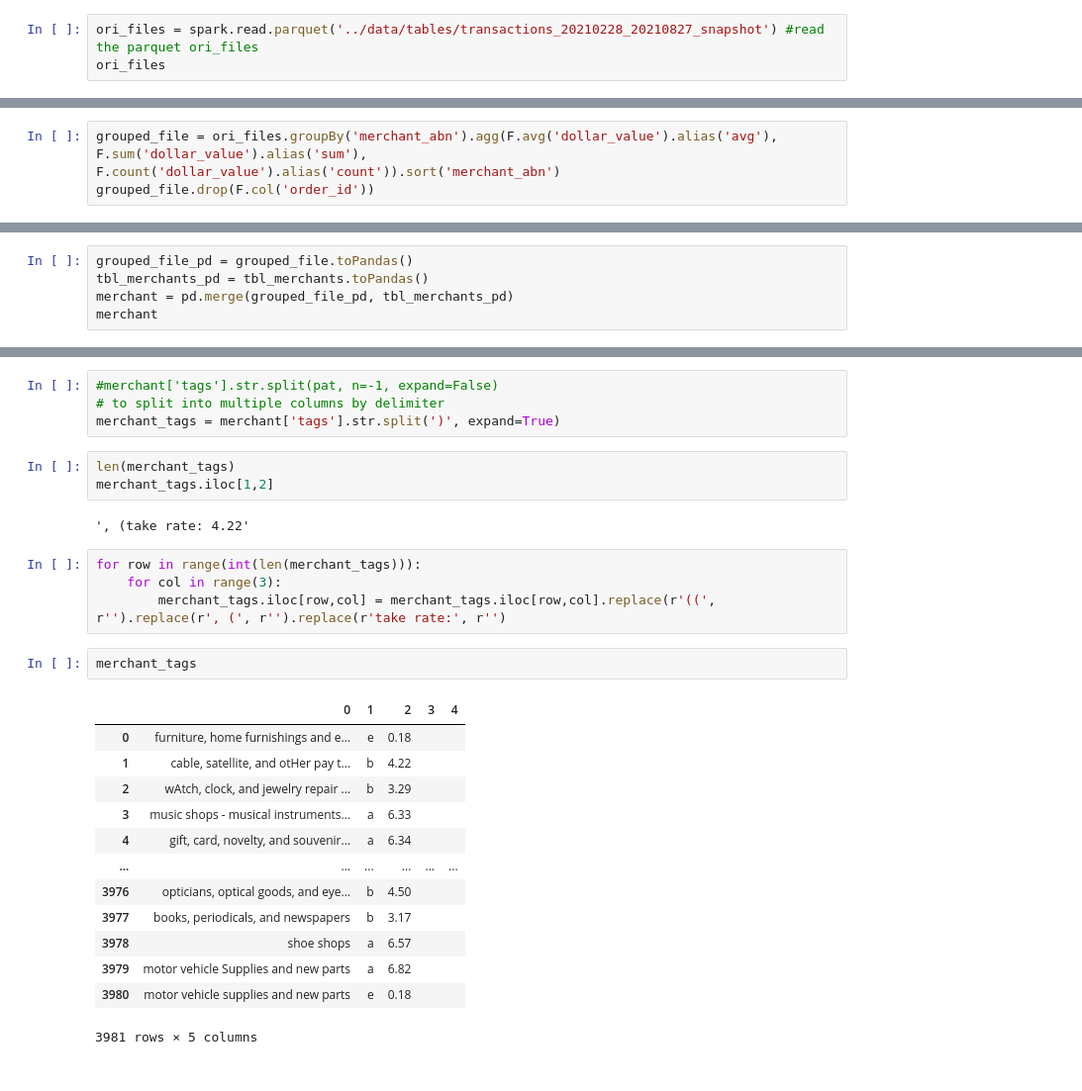
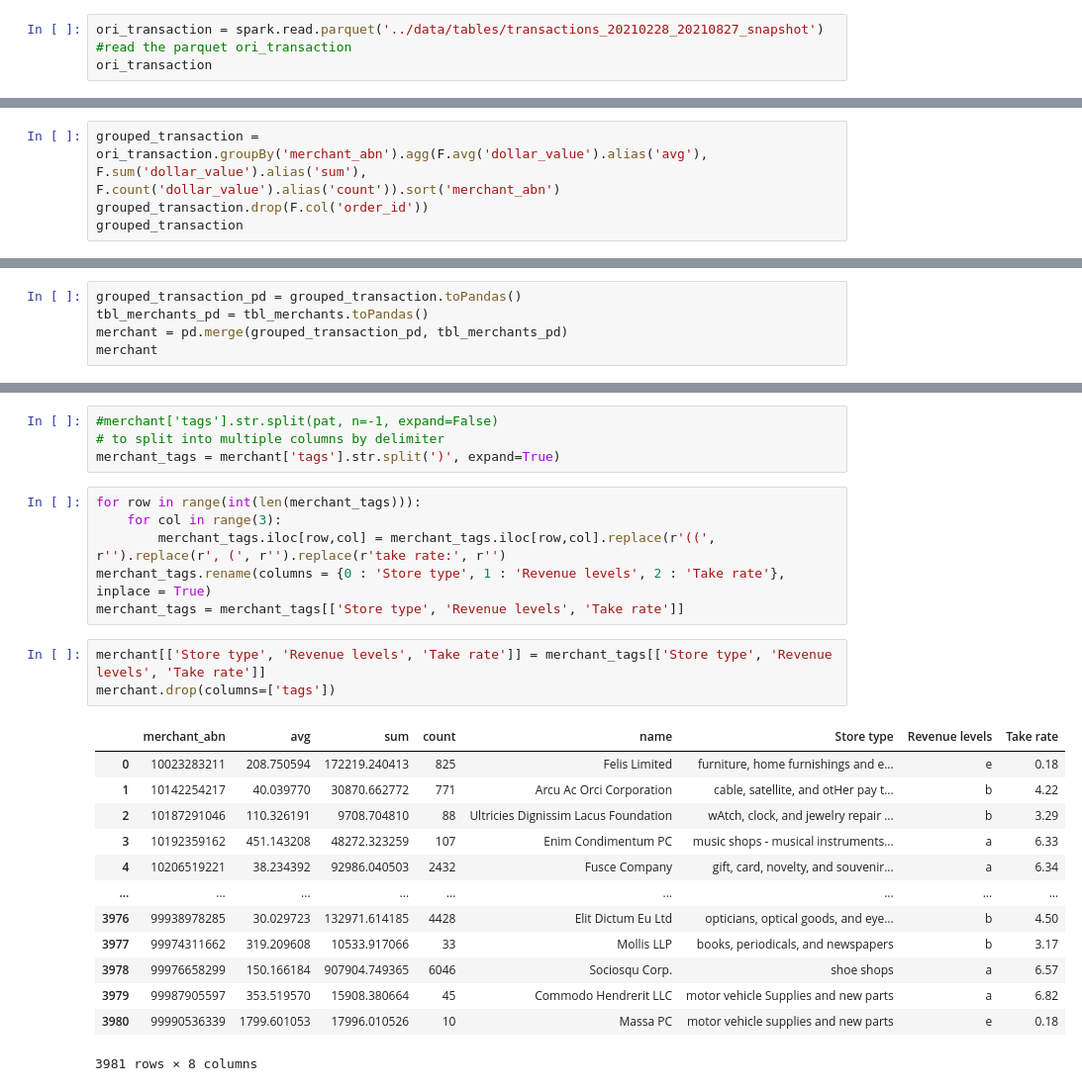
Before and after one commit to MAST30034-Applied-Data-Science/generic-buy-now-pay-later-project-group-16-project2-fighting-group, a Jupyter notebook: notebooks/Code.ipynb, the cells around one changed output, grey strips where cells are left out. Shown at 99% size. Drawn from its saved outputs; the diff is of its cells as text.

Commit message:
merge the tags df back to merchant df

```diff
--- a/notebooks/Code.ipynb
+++ b/notebooks/Code.ipynb
@@ -21,6 +20,6 @@ To adjust logging level use sc.setLogLevel(newLevel). For SparkR, use setLogLeve
 # %%
-ori_files = spark.read.parquet('../data/tables/transactions_20210228_20210827_snapshot') #read the parquet ori_files
-ori_files
+ori_transaction = spark.read.parquet('../data/tables/transactions_20210228_20210827_snapshot') #read the parquet ori_transaction
+ori_transaction
 # %% [output]
 | user_id | merchant_abn | dollar_value | order_id | order_datetime |
 | 18478 | 62191208634 | 63.255848959735246 | 949a63c8-29f7-4ab... | 2021-08-20 |
@@ -108,5 +107,6 @@ only showing top 20 rows
 # %%
-grouped_file = ori_files.groupBy('merchant_abn').agg(F.avg('dollar_value').alias('avg'), F.sum('dollar_value').alias('sum'), F.count('dollar_value').alias('count')).sort('merchant_abn')
-grouped_file.drop(F.col('order_id'))
+grouped_transaction = ori_transaction.groupBy('merchant_abn').agg(F.avg('dollar_value').alias('avg'), F.sum('dollar_value').alias('sum'), F.count('dollar_value').alias('count')).sort('merchant_abn')
+grouped_transaction.drop(F.col('order_id'))
+grouped_transaction
 # %% [output]
 | merchant_abn | avg | sum | count |
@@ -127,9 +127,9 @@ grouped_file.drop(F.col('order_id'))
 | 10487253336 | 448.0252025020113 | 285392.0539937812 | 637 |
 only showing top 20 rows
 # %%
-grouped_file_pd = grouped_file.toPandas()
+grouped_transaction_pd = grouped_transaction.toPandas()
 tbl_merchants_pd = tbl_merchants.toPandas()
-merchant = pd.merge(grouped_file_pd, tbl_merchants_pd)
+merchant = pd.merge(grouped_transaction_pd, tbl_merchants_pd)
 merchant
 # %% [output]
 |  | merchant_abn | avg | sum | count | name | tags |
@@ -173,28 +157,26 @@ See the caveats in the documentation: https://pandas.pydata.org/pandas-docs/stab
 #merchant['tags'].str.split(pat, n=-1, expand=False)
 # to split into multiple columns by delimiter
 merchant_tags = merchant['tags'].str.split(')', expand=True)
-# %%
-len(merchant_tags)
-merchant_tags.iloc[1,2]
-# %% [output]
-', (take rate: 4.22'
 # %%
 for row in range(int(len(merchant_tags))):
     for col in range(3):
         merchant_tags.iloc[row,col] = merchant_tags.iloc[row,col].replace(r'((', r'').replace(r', (', r'').replace(r'take rate:', r'')
+merchant_tags.rename(columns = {0 : 'Store type', 1 : 'Revenue levels', 2 : 'Take rate'}, inplace = True)
+merchant_tags = merchant_tags[['Store type', 'Revenue levels', 'Take rate']]
-# %%
-merchant_tags
-# %% [output]
-|  | 0 | 1 | 2 | 3 | 4 |
-| 0 | furniture, home furnishings and e... | e | 0.18 |  |  |
-| 1 | cable, satellite, and otHer pay t... | b | 4.22 |  |  |
-| 2 | wAtch, clock, and jewelry repair ... | b | 3.29 |  |  |
-| 3 | music shops - musical instruments... | a | 6.33 |  |  |
-| 4 | gift, card, novelty, and souvenir... | a | 6.34 |  |  |
-| ... | ... | ... | ... | ... | ... |
-| 3976 | opticians, optical goods, and eye... | b | 4.50 |  |  |
-| 3977 | books, periodicals, and newspapers | b | 3.17 |  |  |
-| 3978 | shoe shops | a | 6.57 |  |  |
-| 3979 | motor vehicle Supplies and new parts | a | 6.82 |  |  |
-| 3980 | motor vehicle supplies and new parts | e | 0.18 |  |  |
-3981 rows × 5 columns
+# %%
+merchant[['Store type', 'Revenue levels', 'Take rate']] = merchant_tags[['Store type', 'Revenue levels', 'Take rate']]
+merchant.drop(columns=['tags'])
+# %% [output]
+|  | merchant_abn | avg | sum | count | name | Store type | Revenue levels | Take rate |
+| 0 | 10023283211 | 208.750594 | 172219.240413 | 825 | Felis Limited | furniture, home furnishings and e... | e | 0.18 |
+| 1 | 10142254217 | 40.039770 | 30870.662772 | 771 | Arcu Ac Orci Corporation | cable, satellite, and otHer pay t... | b | 4.22 |
+| 2 | 10187291046 | 110.326191 | 9708.704810 | 88 | Ultricies Dignissim Lacus Foundation | wAtch, clock, and jewelry repair ... | b | 3.29 |
+| 3 | 10192359162 | 451.143208 | 48272.323259 | 107 | Enim Condimentum PC | music shops - musical instruments... | a | 6.33 |
+| 4 | 10206519221 | 38.234392 | 92986.040503 | 2432 | Fusce Company | gift, card, novelty, and souvenir... | a | 6.34 |
+| ... | ... | ... | ... | ... | ... | ... | ... | ... |
+| 3976 | 99938978285 | 30.029723 | 132971.614185 | 4428 | Elit Dictum Eu Ltd | opticians, optical goods, and eye... | b | 4.50 |
+| 3977 | 99974311662 | 319.209608 | 10533.917066 | 33 | Mollis LLP | books, periodicals, and newspapers | b | 3.17 |
+| 3978 | 99976658299 | 150.166184 | 907904.749365 | 6046 | Sociosqu Corp. | shoe shops | a | 6.57 |
+| 3979 | 99987905597 | 353.519570 | 15908.380664 | 45 | Commodo Hendrerit LLC | motor vehicle Supplies and new parts | a | 6.82 |
+| 3980 | 99990536339 | 1799.601053 | 17996.010526 | 10 | Massa PC | motor vehicle supplies and new parts | e | 0.18 |
+3981 rows × 8 columns
```
Also changed, not shown: parts of 6 cells of this notebook.
